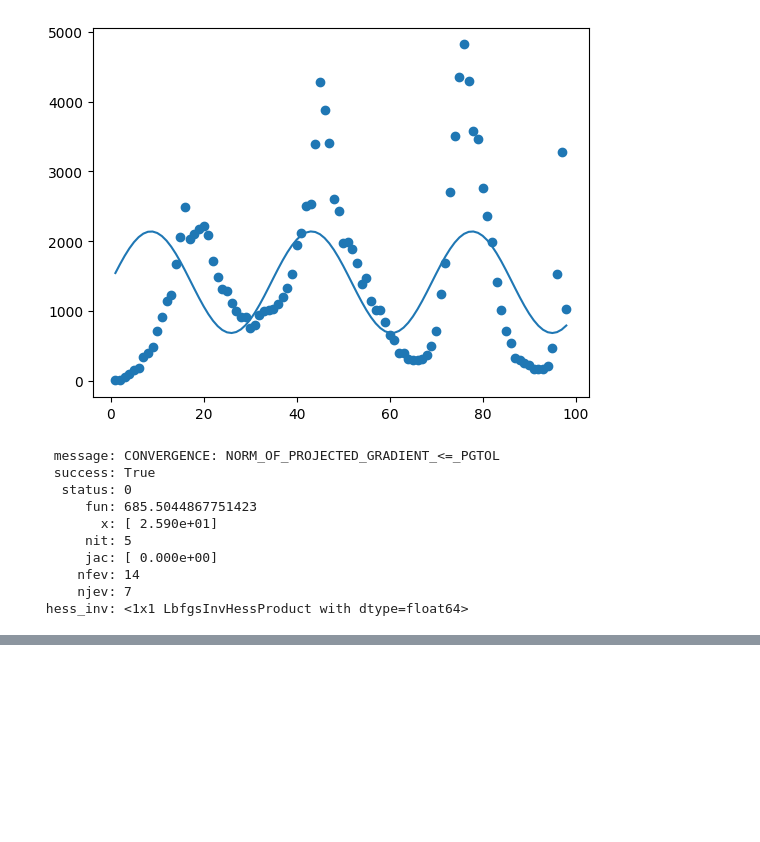
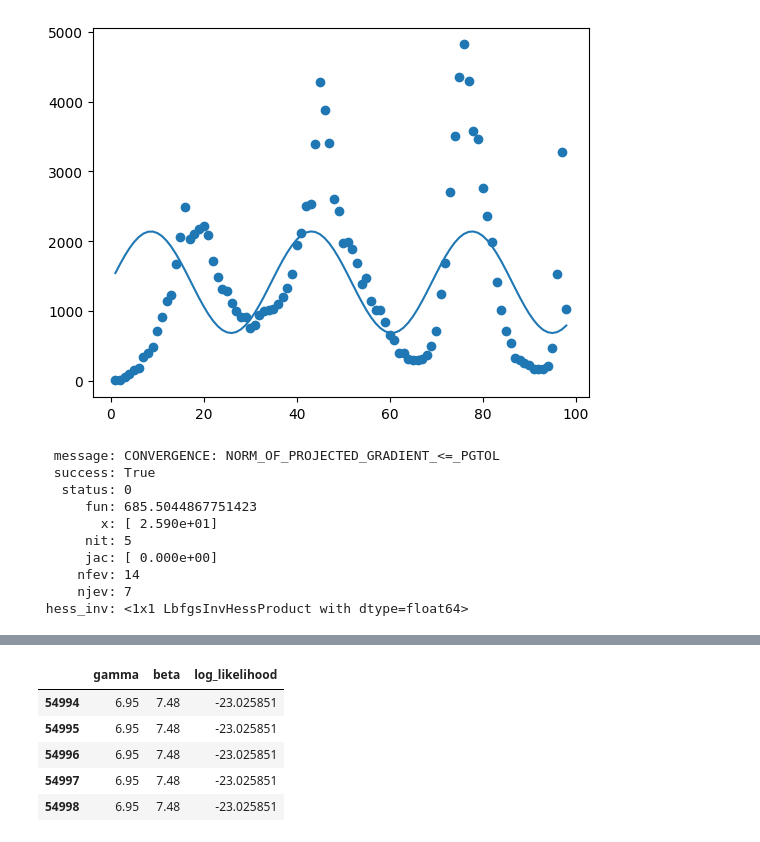
Before and after one commit to HilbertN/Analisis_de_datos_Tareas, a Jupyter notebook: Tarea3_Ajuste_de_parametros.ipynb, the cells around one changed output, grey strips where cells are left out. Saved outputs shown, nothing was run; the diff lists cells and outputs as text; code cells hidden in the pictures; blank space fills up the shorter version.

```diff
--- a/Tarea3_Ajuste_de_parametros.ipynb
+++ b/Tarea3_Ajuste_de_parametros.ipynb
@@ -245,0 +263,9 @@ MCMC.head()
+# %%
+MCMC.tail(5)
+# %% [output]
+|  | gamma | beta | log_likelihood |
+| 54994 | 6.95 | 7.48 | -23.025851 |
+| 54995 | 6.95 | 7.48 | -23.025851 |
+| 54996 | 6.95 | 7.48 | -23.025851 |
+| 54997 | 6.95 | 7.48 | -23.025851 |
+| 54998 | 6.95 | 7.48 | -23.025851 |
```
Also changed, not shown: parts of 8 cells of this notebook.
